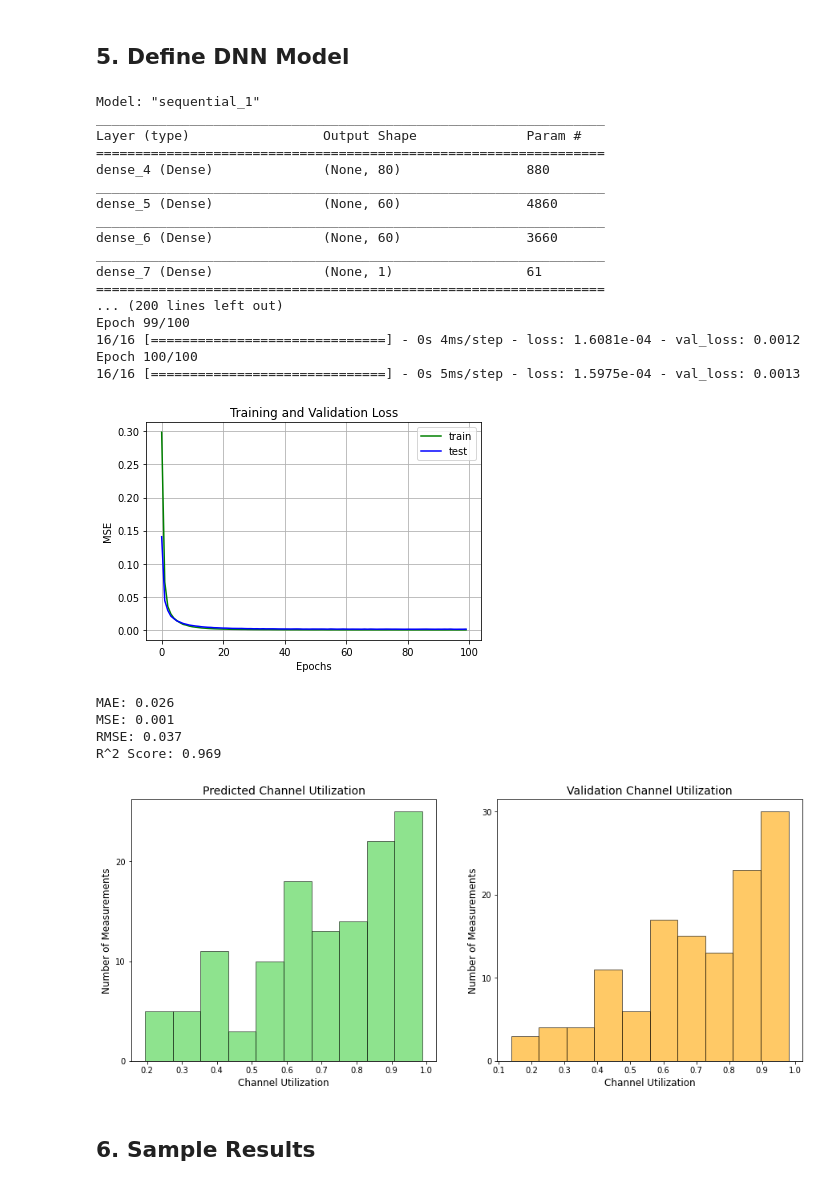
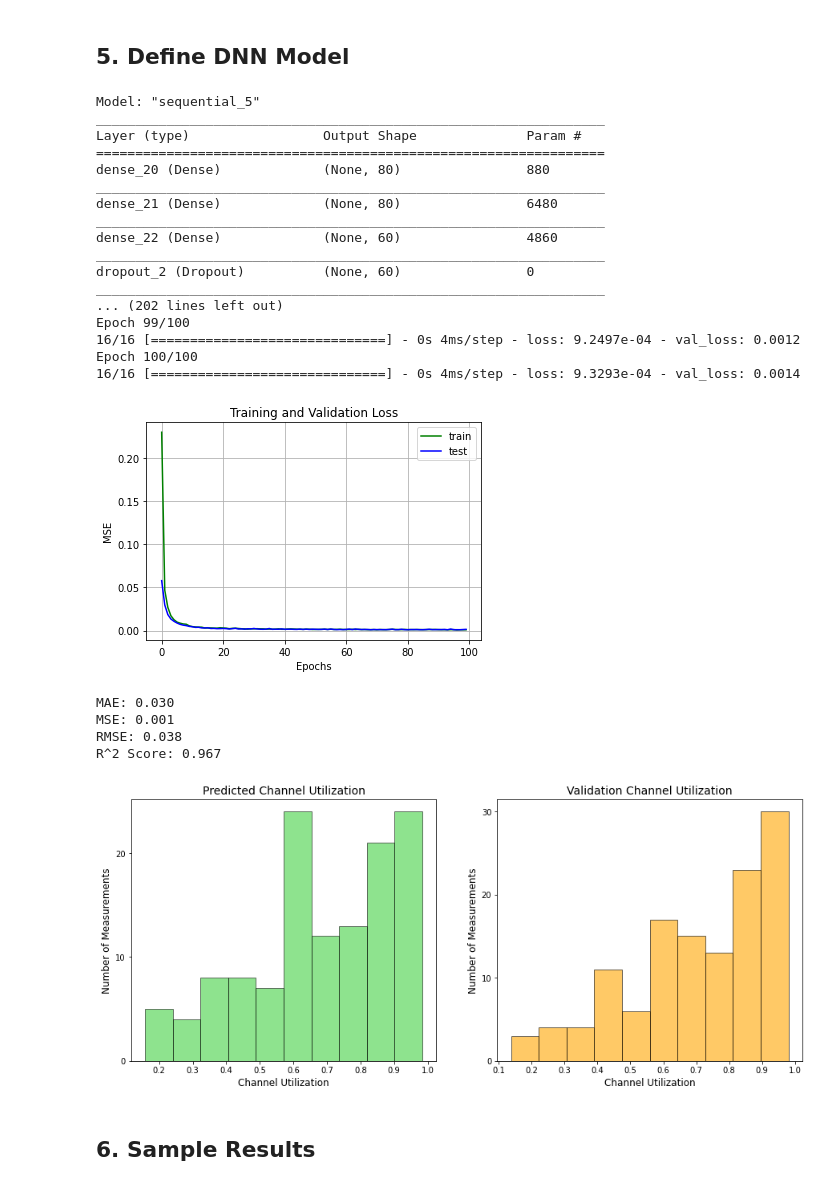
Before and after one commit to MarkLee7925/Optical-Interconnection-Network, a Jupyter notebook: Optical_DNN_cleaned.ipynb, the cells around one changed output. Drawn from its saved outputs; the diff is of its cells as text; code cells hidden in the pictures.

```diff
--- a/Optical_DNN_cleaned.ipynb
+++ b/Optical_DNN_cleaned.ipynb
@@ -301,10 +301,10 @@ reg = Sequential()
 
 # Add layers
 reg.add(Dense(units=80, activation='relu', input_dim=X.shape[1]))
-reg.add(Dense(units=60, activation='relu'))
+reg.add(Dense(units=80, activation='relu'))
 reg.add(Dense(units=60, activation='relu'))
 
-# reg.add(Dropout(0.00015))
+reg.add(Dropout(0.02))
 
 # reg.add(Dense(units=50, activation='relu'))
 # reg.add(Dropout(0.0002))
@@ -312,43 +312,43 @@ reg.add(Dense(units=60, activation='relu'))
 reg.add(Dense(units=1))
 
 # Compile model
 reg.compile(optimizer='adam', loss='mse')
 
 # Summarize model
 reg.summary()
 
 # Train model
 history = reg.fit(X_train, y_train, batch_size=32, epochs=100,
                   validation_data=(X_test, y_test))
 
 # Plot loss during training
 plt.plot(history.history['loss'], 'g', label='train')
 plt.plot(history.history['val_loss'], 'b', label='test')
 plt.title('Training and Validation Loss')
 plt.xlabel('Epochs')
 plt.ylabel('MSE')
 plt.legend()
 plt.grid()
 plt.show()
 # %% [output]
-Model: "sequential_1"
+Model: "sequential_5"
 _________________________________________________________________
 Layer (type)                 Output Shape              Param #
 =================================================================
-dense_4 (Dense)              (None, 80)                880
+dense_20 (Dense)             (None, 80)                880
 _________________________________________________________________
-dense_5 (Dense)              (None, 60)                4860
+dense_21 (Dense)             (None, 80)                6480
 _________________________________________________________________
-dense_6 (Dense)              (None, 60)                3660
+dense_22 (Dense)             (None, 60)                4860
 _________________________________________________________________
-dense_7 (Dense)              (None, 1)                 61
-=================================================================
-... (200 lines left out)
+dropout_2 (Dropout)          (None, 60)                0
+_________________________________________________________________
+... (202 lines left out)
 Epoch 99/100
-16/16 [==============================] - 0s 4ms/step - loss: 1.6081e-04 - val_loss: 0.0012
+16/16 [==============================] - 0s 4ms/step - loss: 9.2497e-04 - val_loss: 0.0012
 Epoch 100/100
-16/16 [==============================] - 0s 5ms/step - loss: 1.5975e-04 - val_loss: 0.0013
+16/16 [==============================] - 0s 4ms/step - loss: 9.3293e-04 - val_loss: 0.0014
-[figure, old version]
+[figure, new version]
 # %%
 # Predict test set results
 y_pred = reg.predict(X_test)
@@ -362,10 +362,10 @@ print('MSE: %.3f' % (mean_squared_error(y_test, y_pred)))
 print('RMSE: %.3f' % (mean_squared_error(y_test, y_pred, squared=False)))
 print('R^2 Score: %.3f' % (r2_score(y_test, y_pred)))
 # %% [output]
-MAE: 0.026
+MAE: 0.030
 MSE: 0.001
-RMSE: 0.037
-R^2 Score: 0.969
+RMSE: 0.038
+R^2 Score: 0.967
 # %%
 # Plot histogram for y_pred
 fig1 = plt.figure(figsize=(15, 6))
@@ -389,7 +389,7 @@ plt.title('Validation Channel Utilization', fontsize=14)
 # Show subplot
 plt.show()
 # %% [output]
-[figure, old version]
+[figure, new version]
 # %% [markdown]
 ## 6. Sample Results
 # %% [markdown]
```
Also changed, not shown: parts of 1 cell of this notebook.
